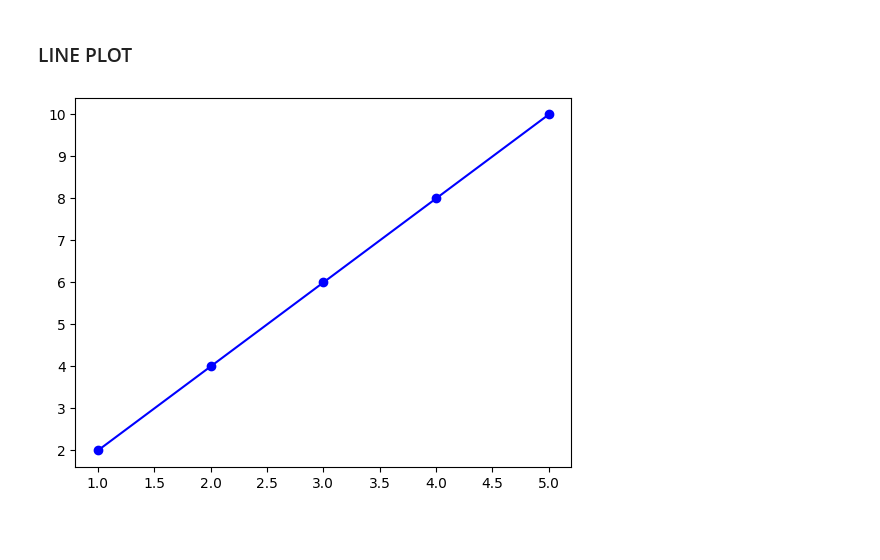
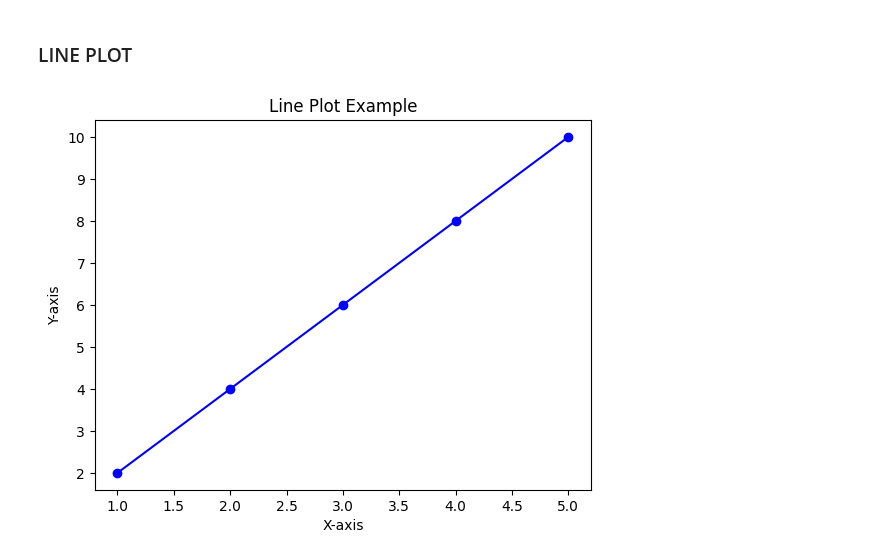
Before and after one commit to shaguntembhurne/MACHINE-LEARNING-, a Jupyter notebook: matplot_basics.ipynb, the cells around one changed output. Drawn from its saved outputs; the diff is of its cells as text; code cells hidden in the pictures; blank space fills up the shorter version.

```diff
--- a/matplot_basics.ipynb
+++ b/matplot_basics.ipynb
@@ -5,12 +5,11 @@ import matplotlib.pyplot as plt
 # %%
 x = [1,2,3,4,5]
 y = [2,4,6,8,10]
 
 plt.plot(x,y,label = "line",color = 'blue', marker= 'o')
 plt.title('Line Plot Example')
 plt.xlabel('X-axis')
 plt.ylabel('Y-axis')
-plt.
 plt.show()
 # %% [output]
-[figure, old version]
+[figure, new version]
```
Also changed, not shown: parts of 10 cells of this notebook.
